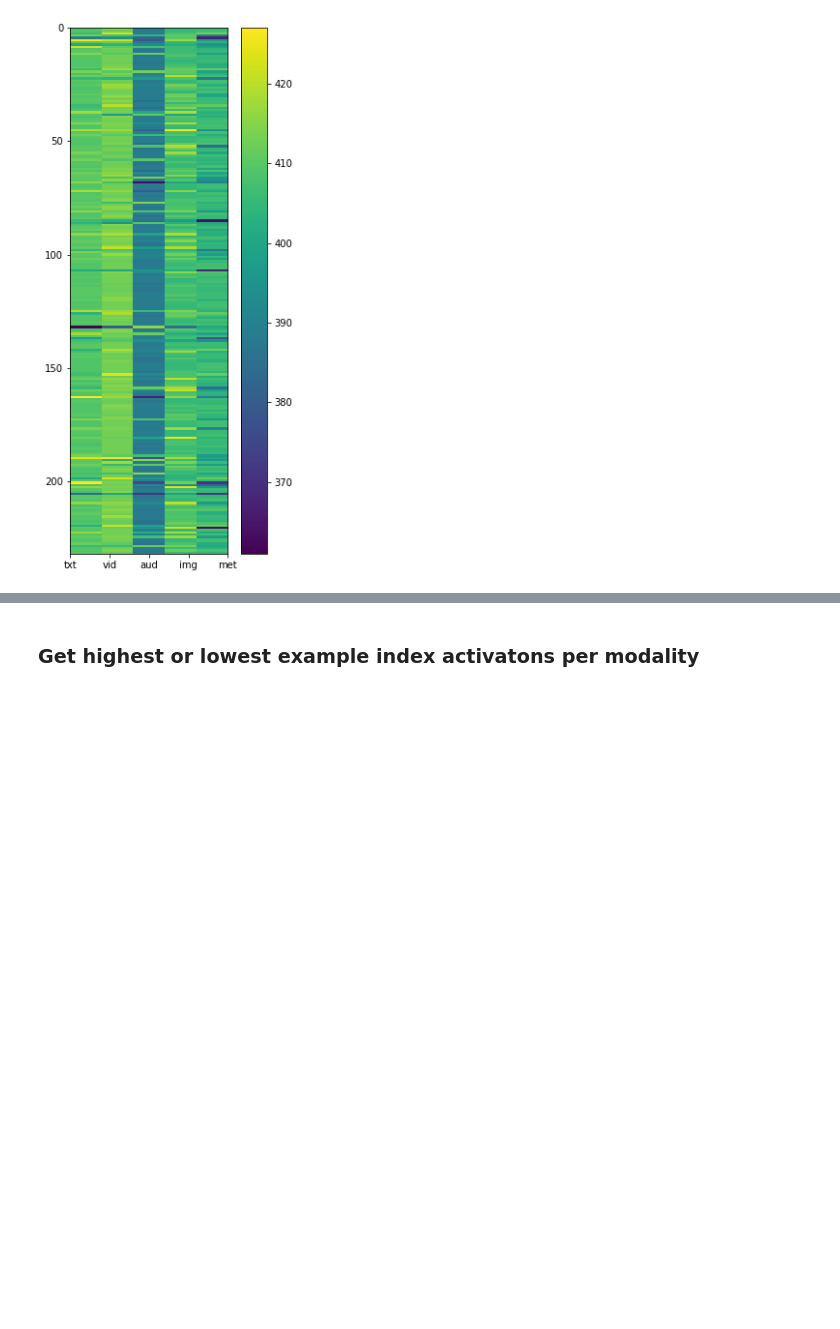
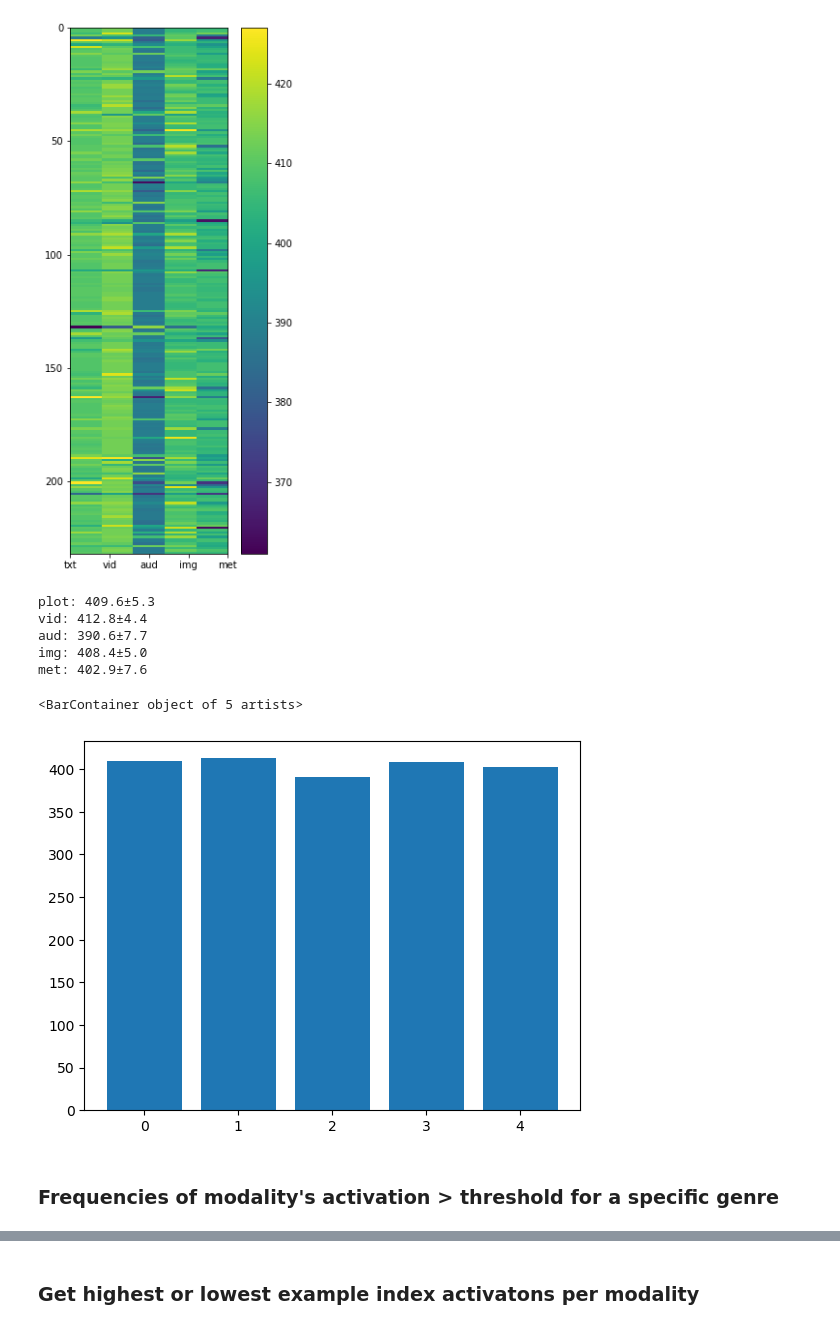
Before and after one commit to IsaacRodgz/multimodal-transformers-movies, a Jupyter notebook: Analysis.ipynb, the cells around one changed output, grey strips where cells are left out. Drawn from its saved outputs; the diff is of its cells as text; code cells hidden in the pictures; blank space fills up the shorter version.

```diff
--- a/Analysis.ipynb
+++ b/Analysis.ipynb
@@ -199,3 +255,24 @@ modality_xticks = ['txt','vid','aud','img', 'met']
 ax.set_xticklabels(modality_xticks);
 # %% [output]
 [figure]
+# %%
+activation_mean = np.mean(correct_modality_dist, axis=0)
+activation_std = np.std(correct_modality_dist, axis=0)
+print(f"plot: {activation_mean[0]:.1f}±{activation_std[0]:.1f}\
+    \nvid: {activation_mean[1]:.1f}±{activation_std[1]:.1f}\
+    \naud: {activation_mean[2]:.1f}±{activation_std[2]:.1f}\
+    \nimg: {activation_mean[3]:.1f}±{activation_std[3]:.1f}\
+    \nmet: {activation_mean[4]:.1f}±{activation_std[4]:.1f}")
+# %% [output]
+plot: 409.6±5.3
+vid: 412.8±4.4
+aud: 390.6±7.7
+img: 408.4±5.0
+met: 402.9±7.6
+# %%
+plt.bar(np.arange(len(activation_mean)), activation_mean)
+# %% [output]
+<BarContainer object of 5 artists>
+[figure, added]
+# %% [markdown]
+### Frequencies of modality's activation > threshold for a specific genre
```
Also changed, not shown: parts of 201 cells of this notebook, 1 other file.
